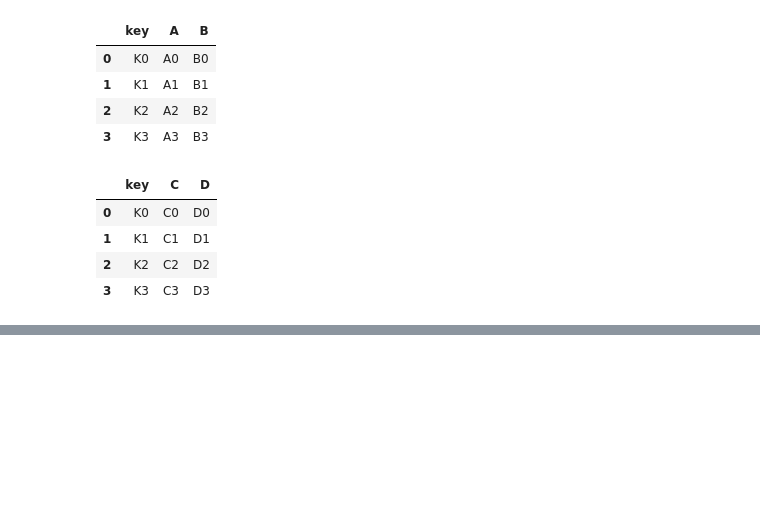
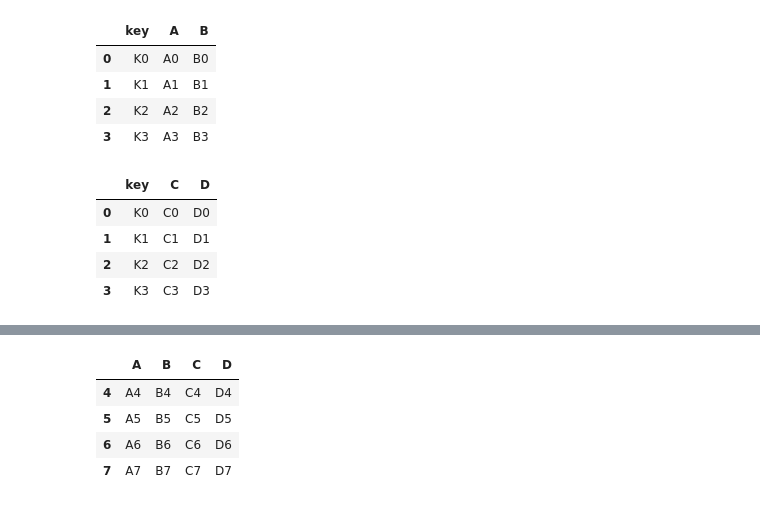
Before and after one commit to navi1910/Data-Science, a Jupyter notebook: Pandas/Groupby, concat, merger and join.ipynb, the cells around one changed output, grey strips where cells are left out. Cells and saved outputs as stored; diff of their text form; code cells hidden in the pictures; blank space fills up the shorter version.

```diff
--- a/Pandas/Groupby, concat, merger and join.ipynb
+++ b/Pandas/Groupby, concat, merger and join.ipynb
@@ -356,0 +403,8 @@ right
+# %%
+df2
+# %% [output]
+|  | A | B | C | D |
+| 4 | A4 | B4 | C4 | D4 |
+| 5 | A5 | B5 | C5 | D5 |
+| 6 | A6 | B6 | C6 | D6 |
+| 7 | A7 | B7 | C7 | D7 |
```
Also changed, not shown: parts of 15 cells of this notebook, 1 other file.
